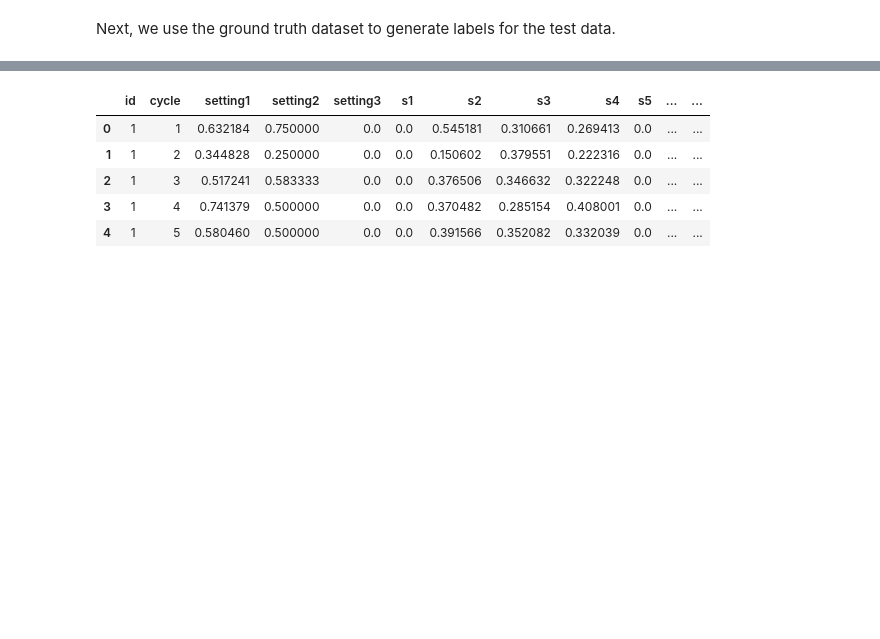
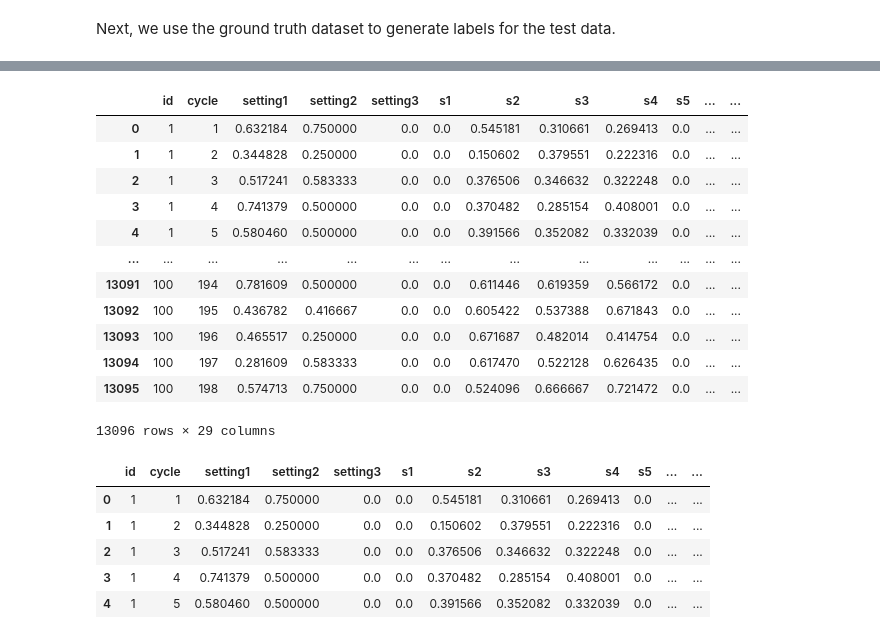
Before and after one commit to noshaq/Vehicle_remote_sensing, a Jupyter notebook: Deep Learning Basics for Predictive Maintenance.ipynb, the cells around one changed output, grey strips where cells are left out. Cells and saved outputs as stored; diff of their text form; code cells hidden in the pictures; blank space fills up the shorter version.

```diff
--- a/Deep Learning Basics for Predictive Maintenance.ipynb
+++ b/Deep Learning Basics for Predictive Maintenance.ipynb
@@ -166 +326,20 @@ truth_df.drop('more', axis=1, inplace=True)
+# %%
+pd.set_option('display.max_rows',10)
+# generate RUL for test data
+test_df = test_df.merge(truth_df, on=['id'], how='left')
+test_df
+# %% [output]
+|  | id | cycle | setting1 | setting2 | setting3 | s1 | s2 | s3 | s4 | s5 | ... | ... |
+| 0 | 1 | 1 | 0.632184 | 0.750000 | 0.0 | 0.0 | 0.545181 | 0.310661 | 0.269413 | 0.0 | ... | ... |
+| 1 | 1 | 2 | 0.344828 | 0.250000 | 0.0 | 0.0 | 0.150602 | 0.379551 | 0.222316 | 0.0 | ... | ... |
+| 2 | 1 | 3 | 0.517241 | 0.583333 | 0.0 | 0.0 | 0.376506 | 0.346632 | 0.322248 | 0.0 | ... | ... |
+| 3 | 1 | 4 | 0.741379 | 0.500000 | 0.0 | 0.0 | 0.370482 | 0.285154 | 0.408001 | 0.0 | ... | ... |
+| 4 | 1 | 5 | 0.580460 | 0.500000 | 0.0 | 0.0 | 0.391566 | 0.352082 | 0.332039 | 0.0 | ... | ... |
+| ... | ... | ... | ... | ... | ... | ... | ... | ... | ... | ... | ... | ... |
+| 13091 | 100 | 194 | 0.781609 | 0.500000 | 0.0 | 0.0 | 0.611446 | 0.619359 | 0.566172 | 0.0 | ... | ... |
+| 13092 | 100 | 195 | 0.436782 | 0.416667 | 0.0 | 0.0 | 0.605422 | 0.537388 | 0.671843 | 0.0 | ... | ... |
+| 13093 | 100 | 196 | 0.465517 | 0.250000 | 0.0 | 0.0 | 0.671687 | 0.482014 | 0.414754 | 0.0 | ... | ... |
+| 13094 | 100 | 197 | 0.281609 | 0.583333 | 0.0 | 0.0 | 0.617470 | 0.522128 | 0.626435 | 0.0 | ... | ... |
+| 13095 | 100 | 198 | 0.574713 | 0.750000 | 0.0 | 0.0 | 0.524096 | 0.666667 | 0.721472 | 0.0 | ... | ... |
+13096 rows × 29 columns
 # %%
```
Also changed, not shown: parts of 48 cells of this notebook, 3 other files.
